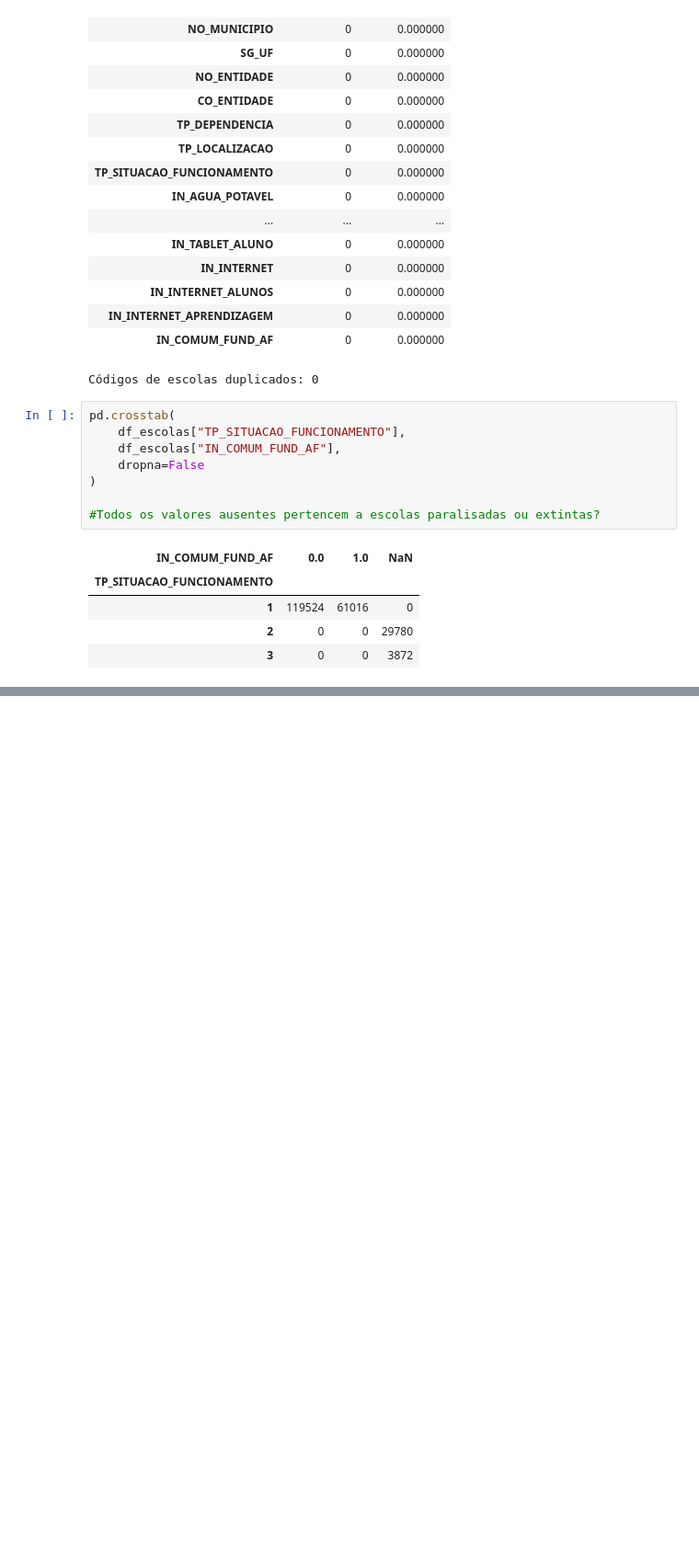
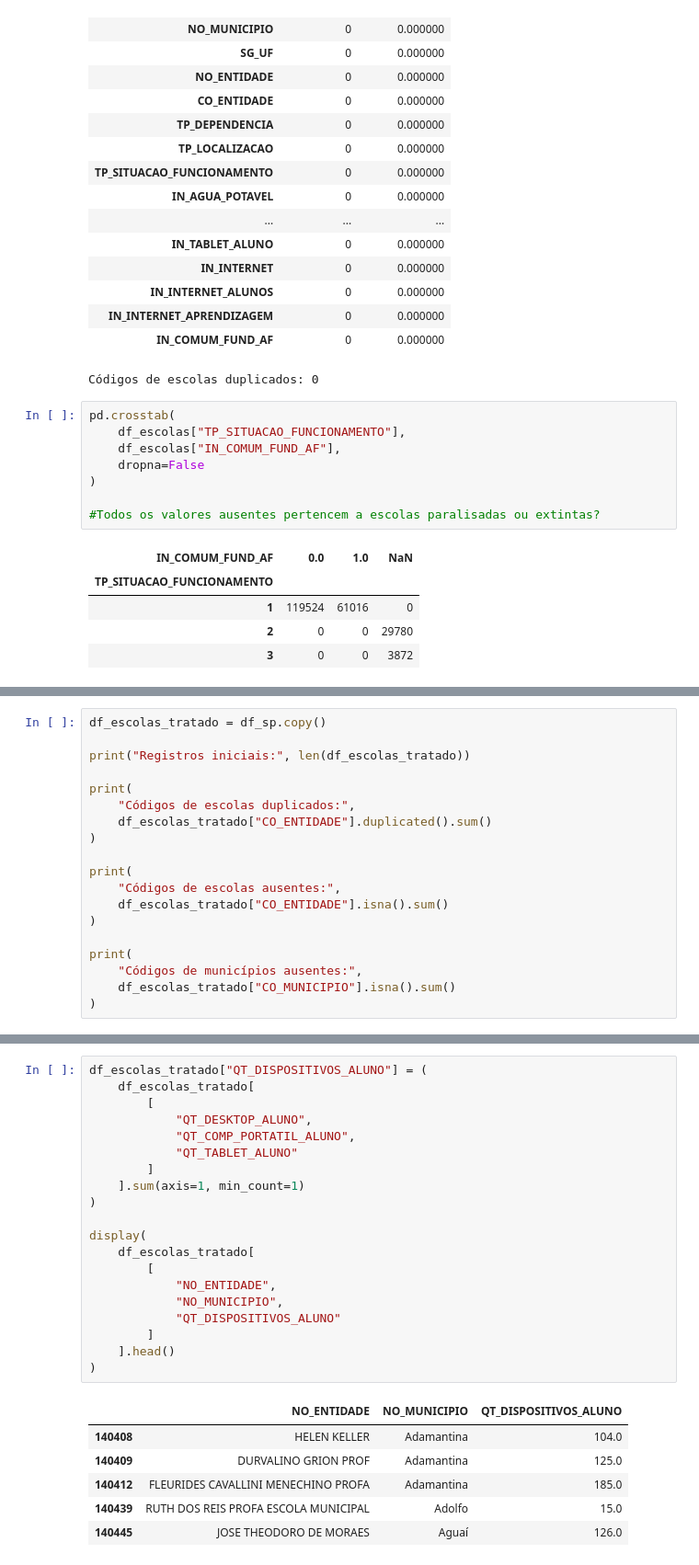
Before and after one commit to IsadoraM05/EduLens, a Jupyter notebook: Notebooks/01_exploracao_dados.ipynb, the cells around one changed output, grey strips where cells are left out. Shown at 92% size. Cells and saved outputs as stored; diff of their text form; blank space fills up the shorter version.

```diff
--- a/Notebooks/01_exploracao_dados.ipynb
+++ b/Notebooks/01_exploracao_dados.ipynb
@@ -325,0 +328,19 @@ pd.crosstab(
+# %%
+df_escolas_tratado = df_sp.copy()
+
+print("Registros iniciais:", len(df_escolas_tratado))
+
+print(
+    "Códigos de escolas duplicados:",
+    df_escolas_tratado["CO_ENTIDADE"].duplicated().sum()
+)
+
+print(
+    "Códigos de escolas ausentes:",
+    df_escolas_tratado["CO_ENTIDADE"].isna().sum()
+)
+
+print(
+    "Códigos de municípios ausentes:",
+    df_escolas_tratado["CO_MUNICIPIO"].isna().sum()
+)
@@ -325,0 +443,27 @@ pd.crosstab(
+# %%
+df_escolas_tratado["QT_DISPOSITIVOS_ALUNO"] = (
+    df_escolas_tratado[
+        [
+            "QT_DESKTOP_ALUNO",
+            "QT_COMP_PORTATIL_ALUNO",
+            "QT_TABLET_ALUNO"
+        ]
+    ].sum(axis=1, min_count=1)
+)
+
+display(
+    df_escolas_tratado[
+        [
+            "NO_ENTIDADE",
+            "NO_MUNICIPIO",
+            "QT_DISPOSITIVOS_ALUNO"
+        ]
+    ].head()
+)
+# %% [output]
+|  | NO_ENTIDADE | NO_MUNICIPIO | QT_DISPOSITIVOS_ALUNO |
+| 140408 | HELEN KELLER | Adamantina | 104.0 |
+| 140409 | DURVALINO GRION PROF | Adamantina | 125.0 |
+| 140412 | FLEURIDES CAVALLINI MENECHINO PROFA | Adamantina | 185.0 |
+| 140439 | RUTH DOS REIS PROFA ESCOLA MUNICIPAL | Adolfo | 15.0 |
+| 140445 | JOSE THEODORO DE MORAES | Aguaí | 126.0 |
```
Also changed, not shown: parts of 6 cells of this notebook.
